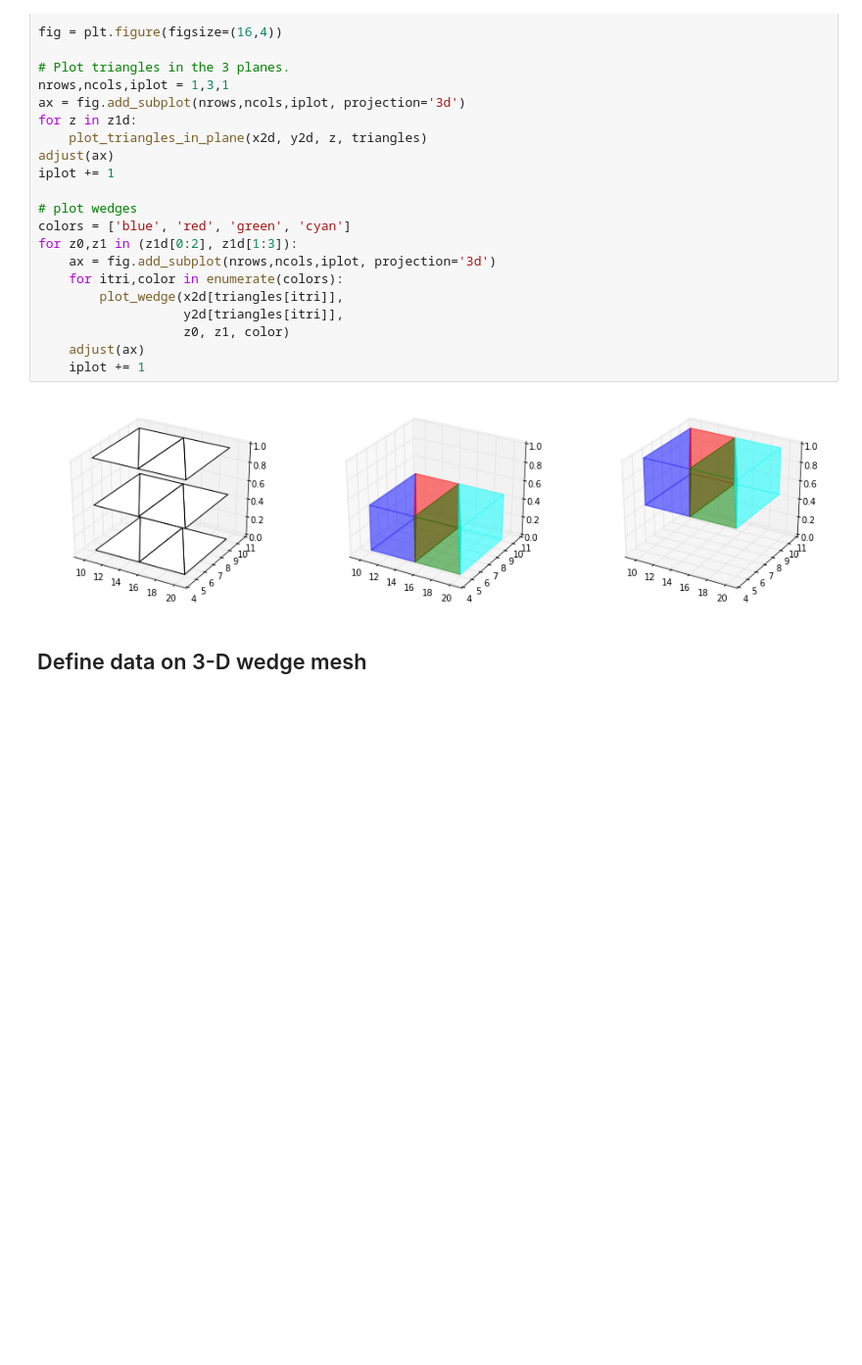
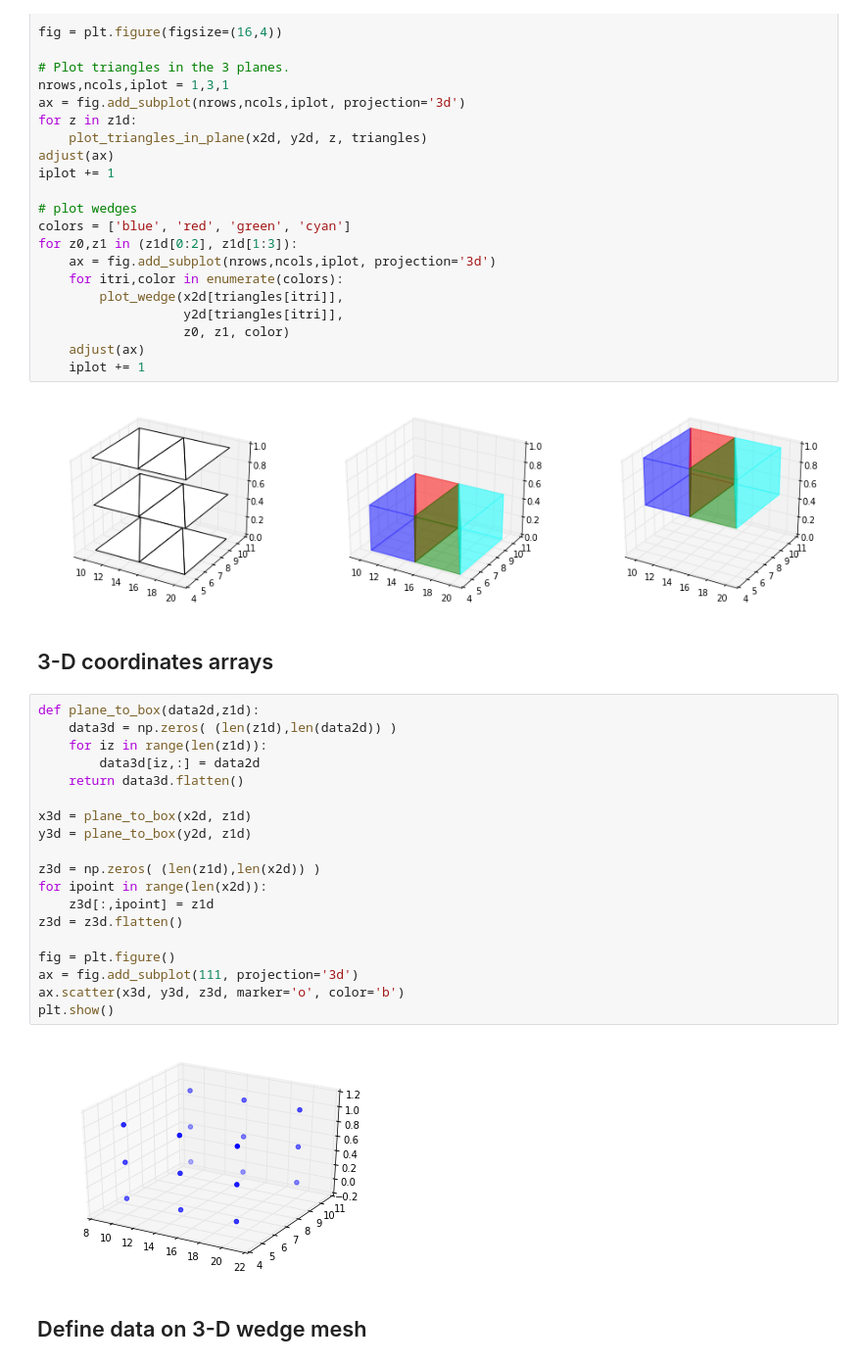
Before and after one commit to dfroger/quickstart, a Jupyter notebook: vtk/unstructured_grid.ipynb, the cells around one changed output. Shown at 98% size. Cells and saved outputs as stored; diff of their text form; blank space fills up the shorter version.

Commit message:
Create 3-D arrays

```diff
--- a/vtk/unstructured_grid.ipynb
+++ b/vtk/unstructured_grid.ipynb
@@ -103,6 +105,29 @@ for z0,z1 in (z1d[0:2], z1d[1:3]):
     iplot += 1
 # %% [output]
 [figure]
+# %% [markdown]
+## 3-D coordinates arrays
+# %%
+def plane_to_box(data2d,z1d):
+    data3d = np.zeros( (len(z1d),len(data2d)) )
+    for iz in range(len(z1d)):
+        data3d[iz,:] = data2d
+    return data3d.flatten()
+
+x3d = plane_to_box(x2d, z1d)
+y3d = plane_to_box(y2d, z1d)
+
+z3d = np.zeros( (len(z1d),len(x2d)) )
+for ipoint in range(len(x2d)):
+    z3d[:,ipoint] = z1d
+z3d = z3d.flatten()
+
+fig = plt.figure()
+ax = fig.add_subplot(111, projection='3d')
+ax.scatter(x3d, y3d, z3d, marker='o', color='b')
+plt.show()
+# %% [output]
+[figure, added]
 # %% [markdown]
 ## Define data on 3-D wedge mesh
 # %% [markdown]
```
Also changed, not shown: parts of 1 cell of this notebook.
